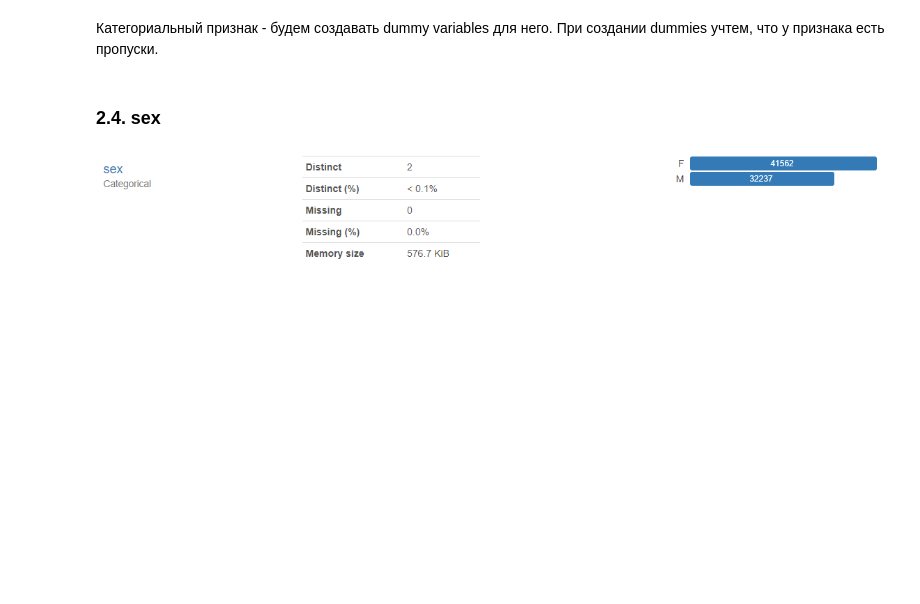
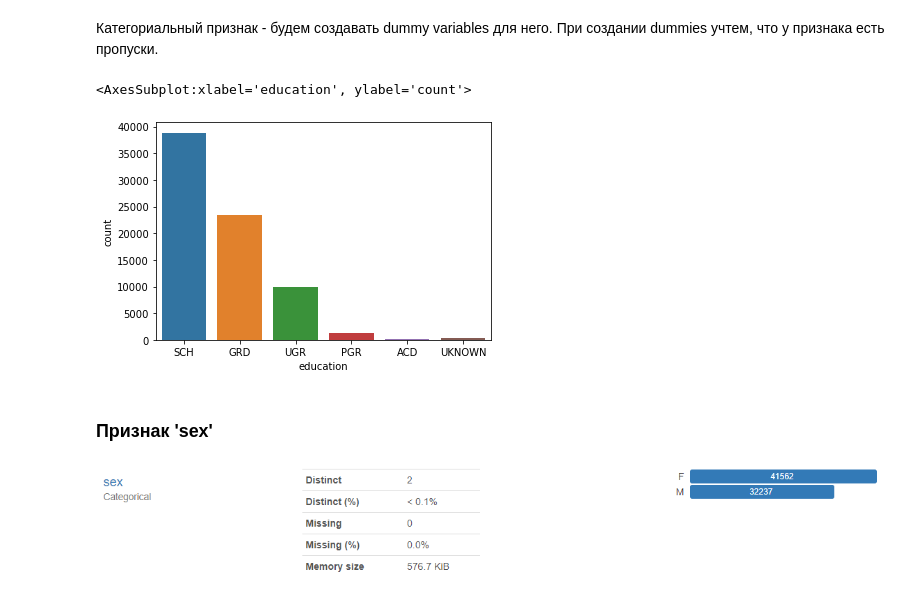
Before and after one commit to vedikhin/skillfactory, a Jupyter notebook: module_5/av-sf-scoring.ipynb, the cells around one changed output. Saved outputs shown, nothing was run; the diff lists cells and outputs as text; code cells hidden in the pictures; blank space fills up the shorter version.

```diff
--- a/module_5/av-sf-scoring.ipynb
+++ b/module_5/av-sf-scoring.ipynb
@@ -144,7 +179,14 @@ memory usage: 5.0+ MB
 ![image.png](attachment:image.png)
 # %% [markdown]
 Категориальный признак - будем создавать dummy variables для него. При создании dummies учтем, что у признака есть пропуски.
+# %%
+df = df_train.copy()
+df['education'] = df['education'].fillna('UKNOWN')
+sns.countplot(x = df['education'], data = df)
+# %% [output]
+<AxesSubplot:xlabel='education', ylabel='count'>
+[figure, added]
 # %% [markdown]
-### 2.4. sex
+### Признак 'sex'
 # %% [markdown]
 ![image.png](attachment:image.png)
```
Also changed, not shown: parts of 96 cells of this notebook.
